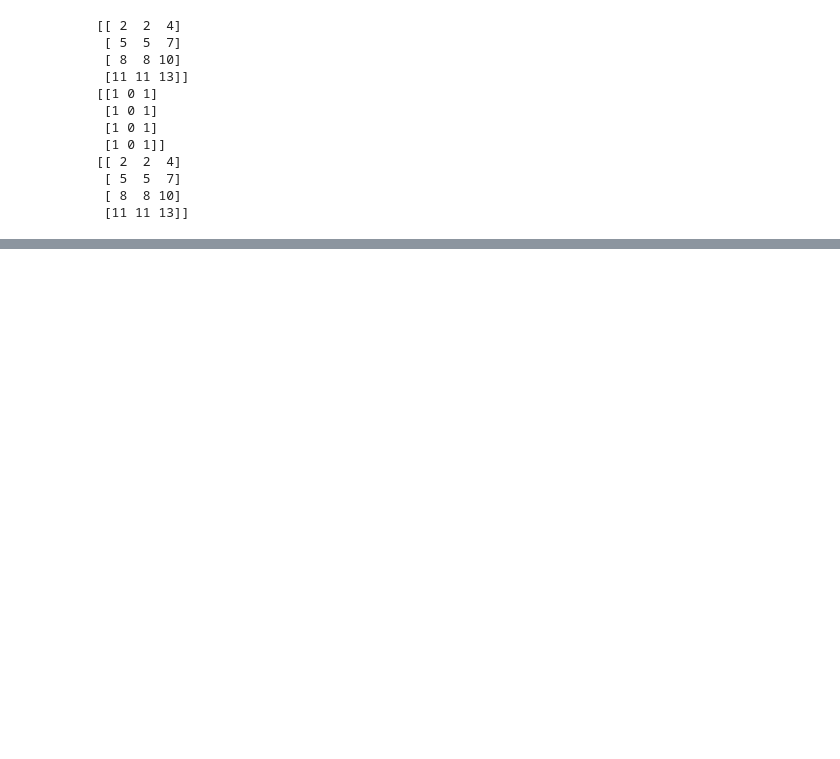
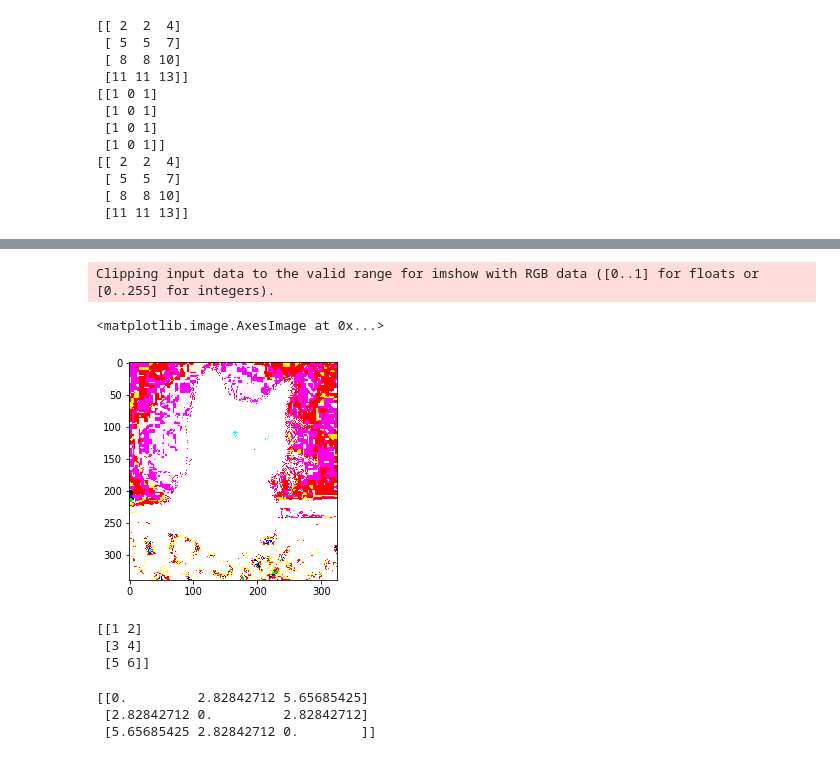
Before and after one commit to acharles7/problem-solving, a Jupyter notebook: numpy.ipynb, the cells around one changed output, grey strips where cells are left out. Cells and saved outputs as stored; diff of their text form; code cells hidden in the pictures; blank space fills up the shorter version.

```diff
--- a/numpy.ipynb
+++ b/numpy.ipynb
@@ -53,0 +90,6 @@ print(np.add(p,ww))
+# %%
+plt.imshow(img_tinted)
+# %% [output]
+Clipping input data to the valid range for imshow with RGB data ([0..1] for floats or [0..255] for integers).
+<matplotlib.image.AxesImage at 0x...>
+[figure, added]
@@ -53,0 +98,7 @@ print(np.add(p,ww))
+# %%
+X = np.array([[1,2],[3,4],[5,6]])
+print(X)
+# %% [output]
+[[1 2]
+ [3 4]
+ [5 6]]
@@ -53,0 +107,6 @@ print(np.add(p,ww))
+# %%
+print(d)
+# %% [output]
+[[0.         2.82842712 5.65685425]
+ [2.82842712 0.         2.82842712]
+ [5.65685425 2.82842712 0.        ]]
```
Also changed, not shown: parts of 10 cells of this notebook, 1 other file.
